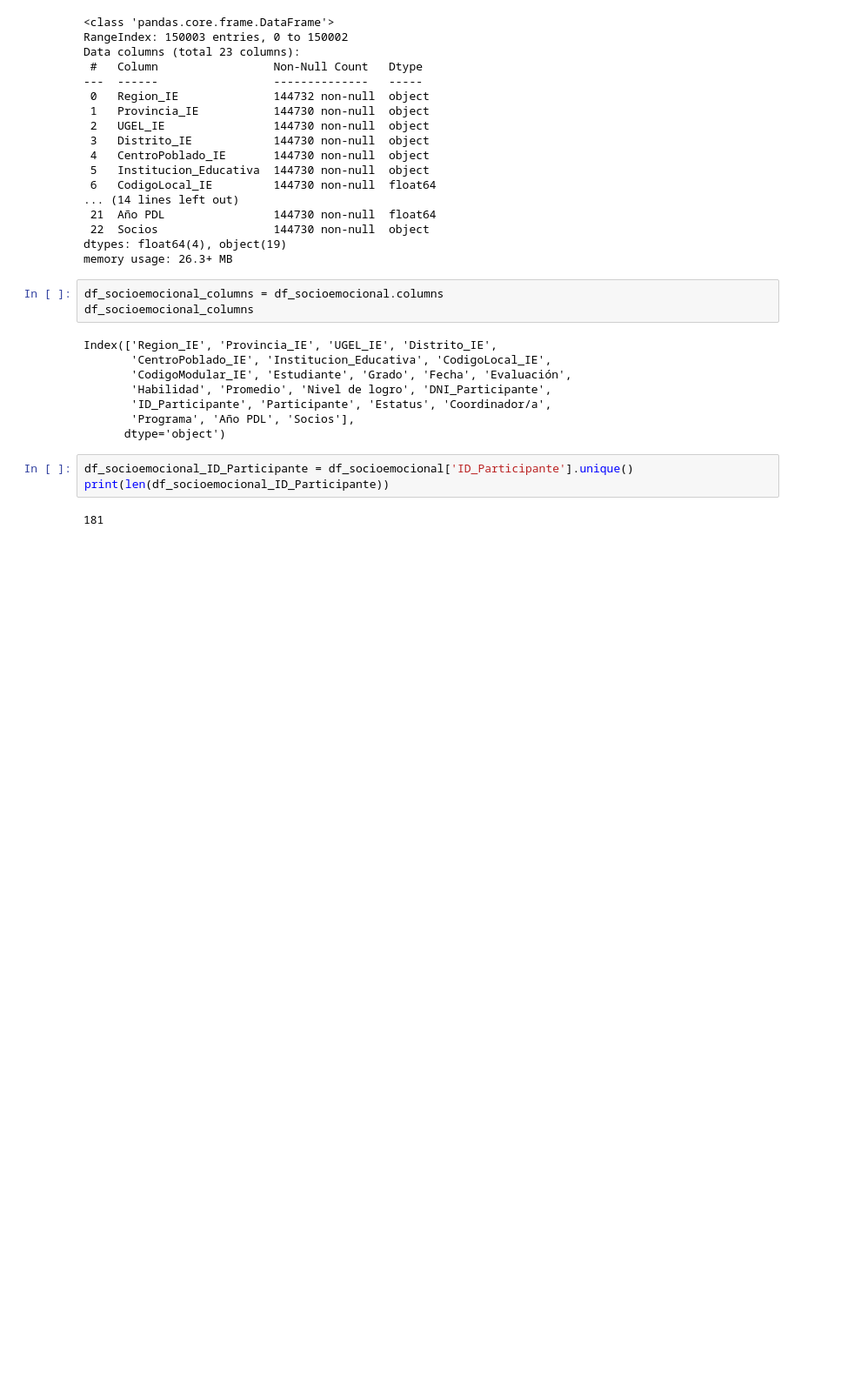
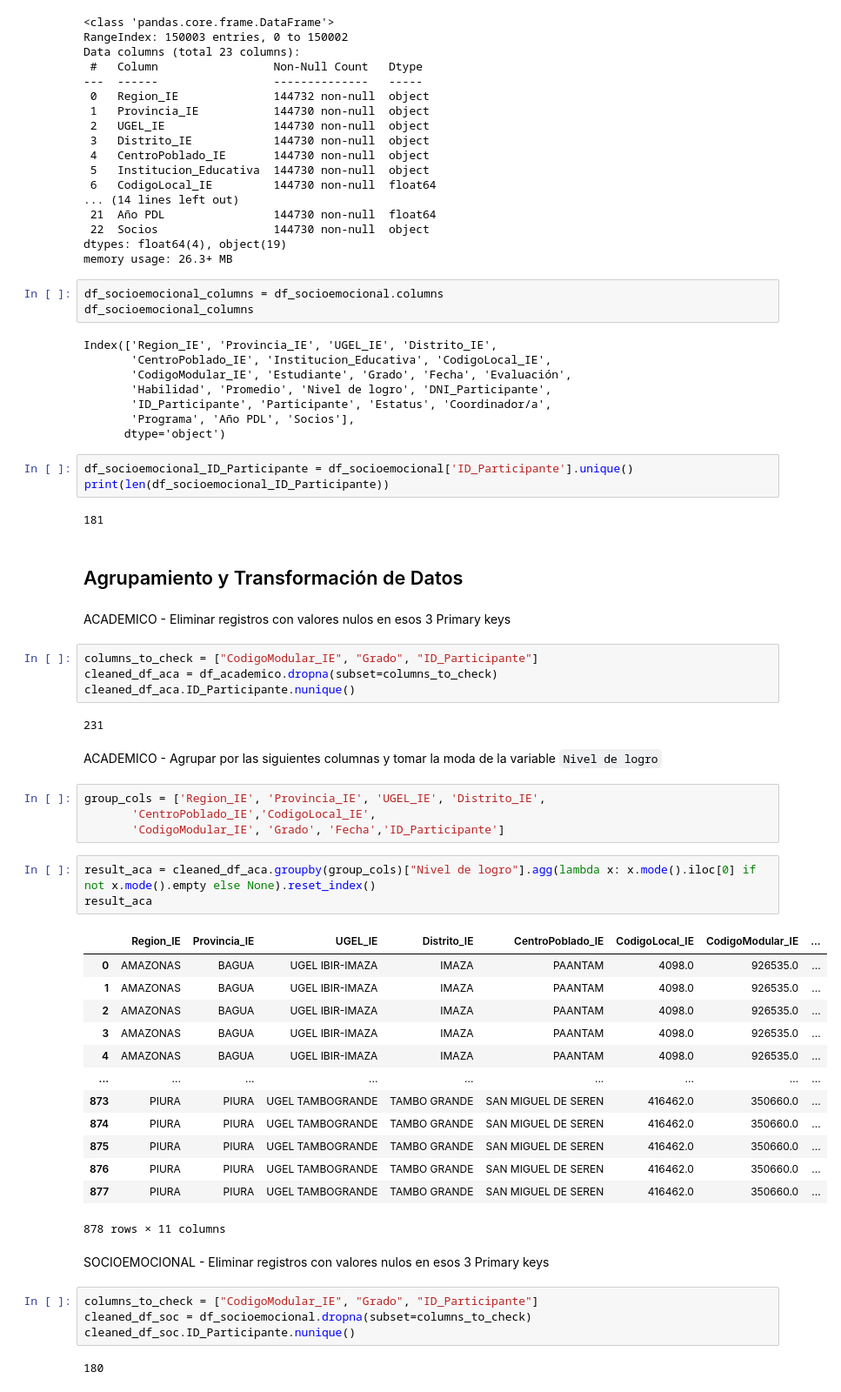
Before and after one commit to Raxcsu/breit-project, a Jupyter notebook: notebook/2 main.ipynb, the cells around one changed output. Shown: that part at 87% size. Drawn from its saved outputs; the diff is of its cells as text; blank space fills up the shorter version.

Commit message:
Group, Transform and Cross of Data

```diff
--- a/notebook/2 main.ipynb
+++ b/notebook/2 main.ipynb
@@ -130,3 +130,44 @@ df_socioemocional_ID_Participante = df_socioemocional['ID_Participante'].unique(
 print(len(df_socioemocional_ID_Participante))
 # %% [output]
 181
+# %% [markdown]
+## Agrupamiento y Transformación de Datos
+# %% [markdown]
+ACADEMICO - Eliminar registros con valores nulos en esos 3 Primary keys
+# %%
+columns_to_check = ["CodigoModular_IE", "Grado", "ID_Participante"]
+cleaned_df_aca = df_academico.dropna(subset=columns_to_check)
+cleaned_df_aca.ID_Participante.nunique()
+# %% [output]
+231
+# %% [markdown]
+ACADEMICO - Agrupar por las siguientes columnas y tomar la moda de la variable `Nivel de logro`
+# %%
+group_cols = ['Region_IE', 'Provincia_IE', 'UGEL_IE', 'Distrito_IE',
+       'CentroPoblado_IE','CodigoLocal_IE',
+       'CodigoModular_IE', 'Grado', 'Fecha','ID_Participante']
+# %%
+result_aca = cleaned_df_aca.groupby(group_cols)["Nivel de logro"].agg(lambda x: x.mode().iloc[0] if not x.mode().empty else None).reset_index()
+result_aca
+# %% [output]
+|  | Region_IE | Provincia_IE | UGEL_IE | Distrito_IE | CentroPoblado_IE | CodigoLocal_IE | CodigoModular_IE | ... |
+| 0 | AMAZONAS | BAGUA | UGEL IBIR-IMAZA | IMAZA | PAANTAM | 4098.0 | 926535.0 | ... |
+| 1 | AMAZONAS | BAGUA | UGEL IBIR-IMAZA | IMAZA | PAANTAM | 4098.0 | 926535.0 | ... |
+| 2 | AMAZONAS | BAGUA | UGEL IBIR-IMAZA | IMAZA | PAANTAM | 4098.0 | 926535.0 | ... |
+| 3 | AMAZONAS | BAGUA | UGEL IBIR-IMAZA | IMAZA | PAANTAM | 4098.0 | 926535.0 | ... |
+| 4 | AMAZONAS | BAGUA | UGEL IBIR-IMAZA | IMAZA | PAANTAM | 4098.0 | 926535.0 | ... |
+| ... | ... | ... | ... | ... | ... | ... | ... | ... |
+| 873 | PIURA | PIURA | UGEL TAMBOGRANDE | TAMBO GRANDE | SAN MIGUEL DE SEREN | 416462.0 | 350660.0 | ... |
+| 874 | PIURA | PIURA | UGEL TAMBOGRANDE | TAMBO GRANDE | SAN MIGUEL DE SEREN | 416462.0 | 350660.0 | ... |
+| 875 | PIURA | PIURA | UGEL TAMBOGRANDE | TAMBO GRANDE | SAN MIGUEL DE SEREN | 416462.0 | 350660.0 | ... |
+| 876 | PIURA | PIURA | UGEL TAMBOGRANDE | TAMBO GRANDE | SAN MIGUEL DE SEREN | 416462.0 | 350660.0 | ... |
+| 877 | PIURA | PIURA | UGEL TAMBOGRANDE | TAMBO GRANDE | SAN MIGUEL DE SEREN | 416462.0 | 350660.0 | ... |
+878 rows × 11 columns
+# %% [markdown]
+SOCIOEMOCIONAL - Eliminar registros con valores nulos en esos 3 Primary keys
+# %%
+columns_to_check = ["CodigoModular_IE", "Grado", "ID_Participante"]
+cleaned_df_soc = df_socioemocional.dropna(subset=columns_to_check)
+cleaned_df_soc.ID_Participante.nunique()
+# %% [output]
+180
```
Also changed, not shown: parts of 14 cells of this notebook.
